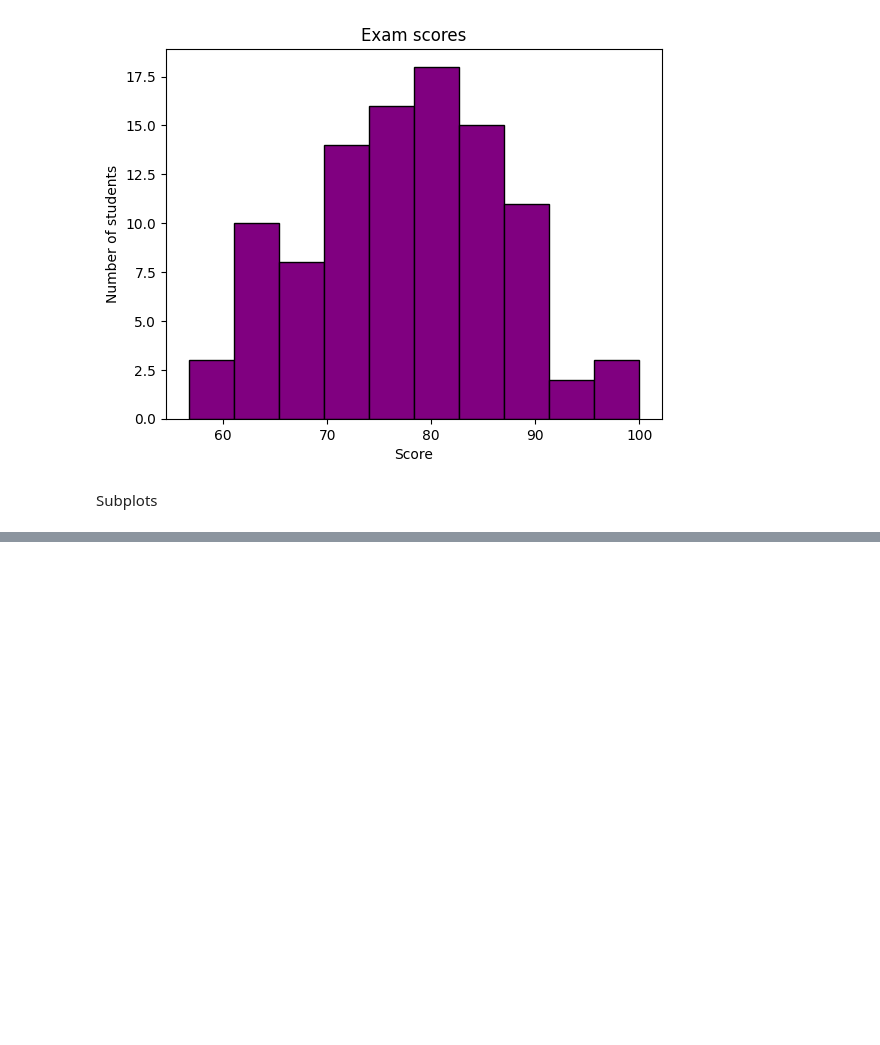
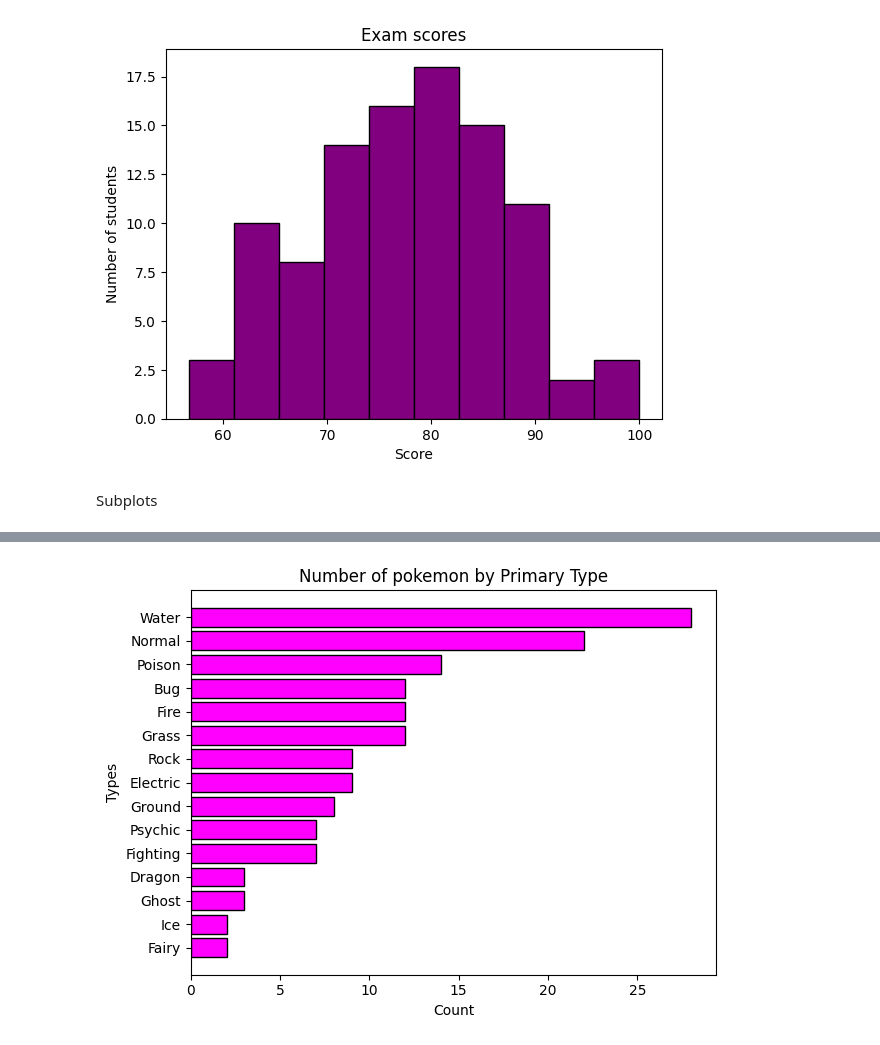
Before and after one commit to Achyu-t/Python-Study, a Jupyter notebook: Basics/matplotlibb.ipynb, the cells around one changed output, grey strips where cells are left out. Saved outputs shown, nothing was run; the diff lists cells and outputs as text; code cells hidden in the pictures; blank space fills up the shorter version.

```diff
--- a/Basics/matplotlibb.ipynb
+++ b/Basics/matplotlibb.ipynb
@@ -162,0 +189,20 @@ Subplots
+# %%
+import pandas as pd
+import numpy as np
+
+
+df= pd.read_csv(r'D:\Python training\datasets\data_pkmn.csv')
+
+# type_count = df['Type1'].value_counts()
+
+type_count = df['Type1'].value_counts(ascending = True)
+
+plt.barh(type_count.index , type_count.values ,color = 'Magenta' ,edgecolor = "black")
+
+plt.title("Number of pokemon by Primary Type")
+plt.xlabel("Count")
+plt.ylabel("Types")
+plt.tight_layout()
+plt.show()
+# %% [output]
+[figure, added]
```
Also changed, not shown: parts of 2 cells of this notebook, 1 other file.
